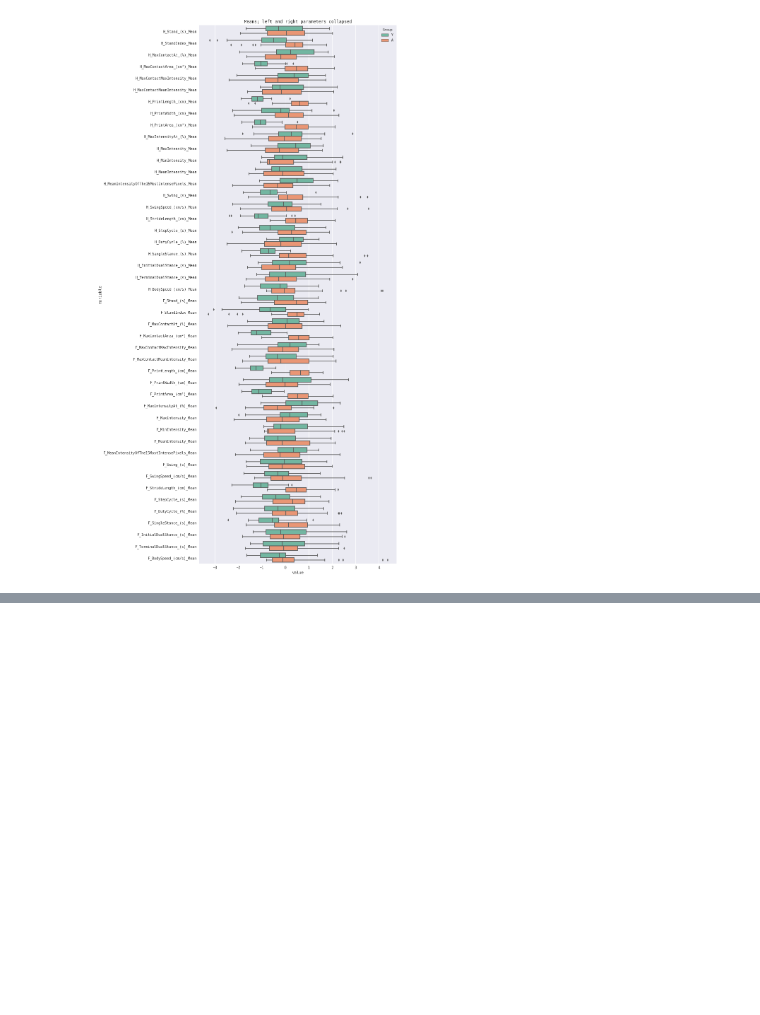
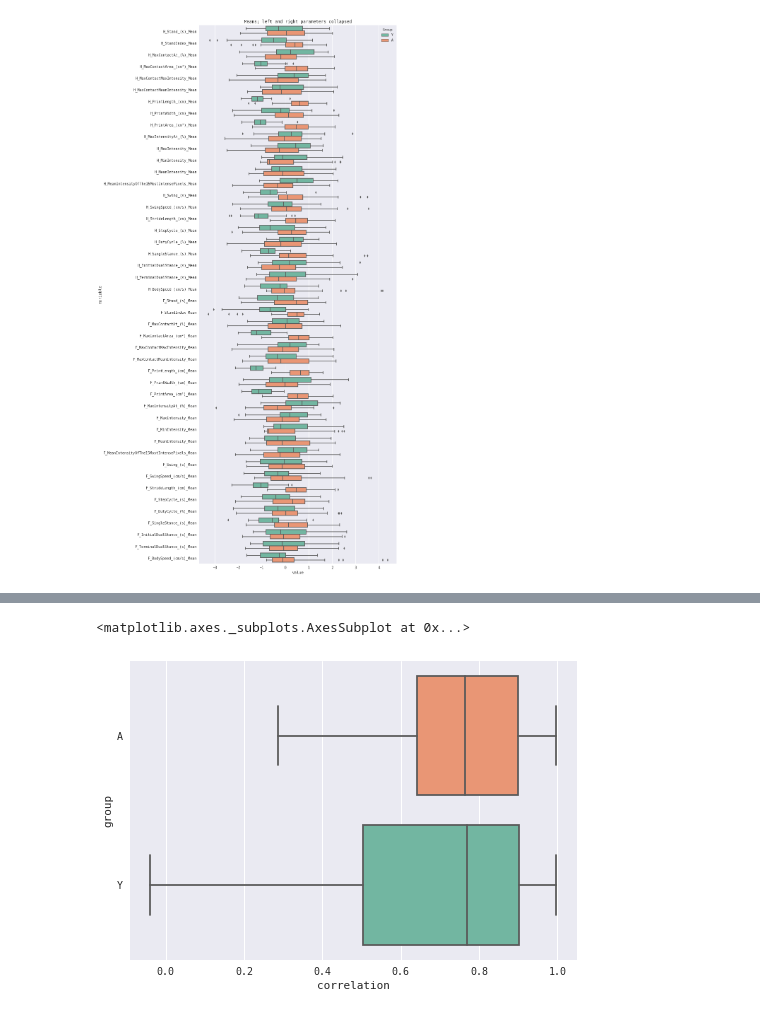
Before and after one commit to aperz/vacou, a Jupyter notebook: age-gait-data-v6-normalized.ipynb, the cells around one changed output, grey strips where cells are left out. Cells and saved outputs as stored; diff of their text form; code cells hidden in the pictures; blank space fills up the shorter version.

```diff
--- a/age-gait-data-v6-normalized.ipynb
+++ b/age-gait-data-v6-normalized.ipynb
@@ -76,3 +60,18 @@ dtype: int64
+# %%
+# unified colours for groups
+color_map = dict(zip(['Y', 'A'],
+                     [
+                        sns.color_palette("Set2")[0],
+                        sns.color_palette("Set2")[1],
+                     ]
+                    ))
+color_mapYAT = dict(zip(['AC', 'AT', 'YC'],
+                     [
+                        sns.color_palette("Set2")[1],
+                        sns.color_palette("Set2")[2],
+                        sns.color_palette("Set2")[0],
+                     ]
+                    ))
 # %%
 d=d_or
 #d = normalize_pd(d, axis=0)
@@ -506,0 +231,5 @@ plt.title('Means; left and right parameters collapsed');
+# %%
+madiff = dist_L_R(d, metric='ma_difference', use_level=0)
+covs = dist_L_R(d, metric='covariance', use_level=0)
+corrs = dist_L_R(d, metric='correlation', use_level=0)
+mse = dist_L_R(d, metric='mse', use_level=0)
@@ -506,0 +290,6 @@ plt.title('Means; left and right parameters collapsed');
+# %%
+corrs_ = corrs.reset_index()#.rename(columns={0:'corr'})
+sns.boxplot(data=corrs_, x='correlation', y='group', palette = color_map)#, hue='Group_All')
+# %% [output]
+<matplotlib.axes._subplots.AxesSubplot at 0x...>
+[figure, added]
```
Also changed, not shown: parts of 127 cells of this notebook, 4 other files.
